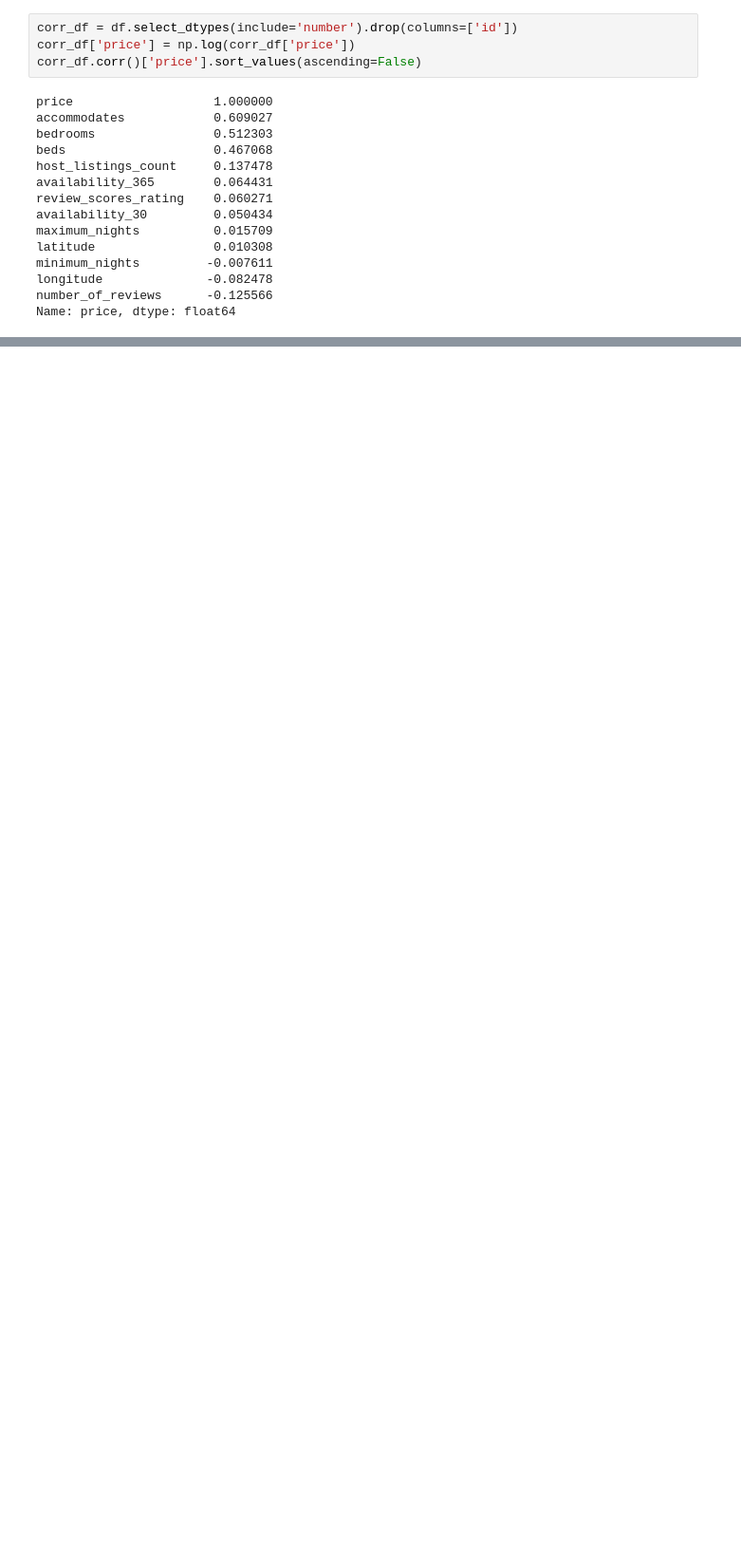
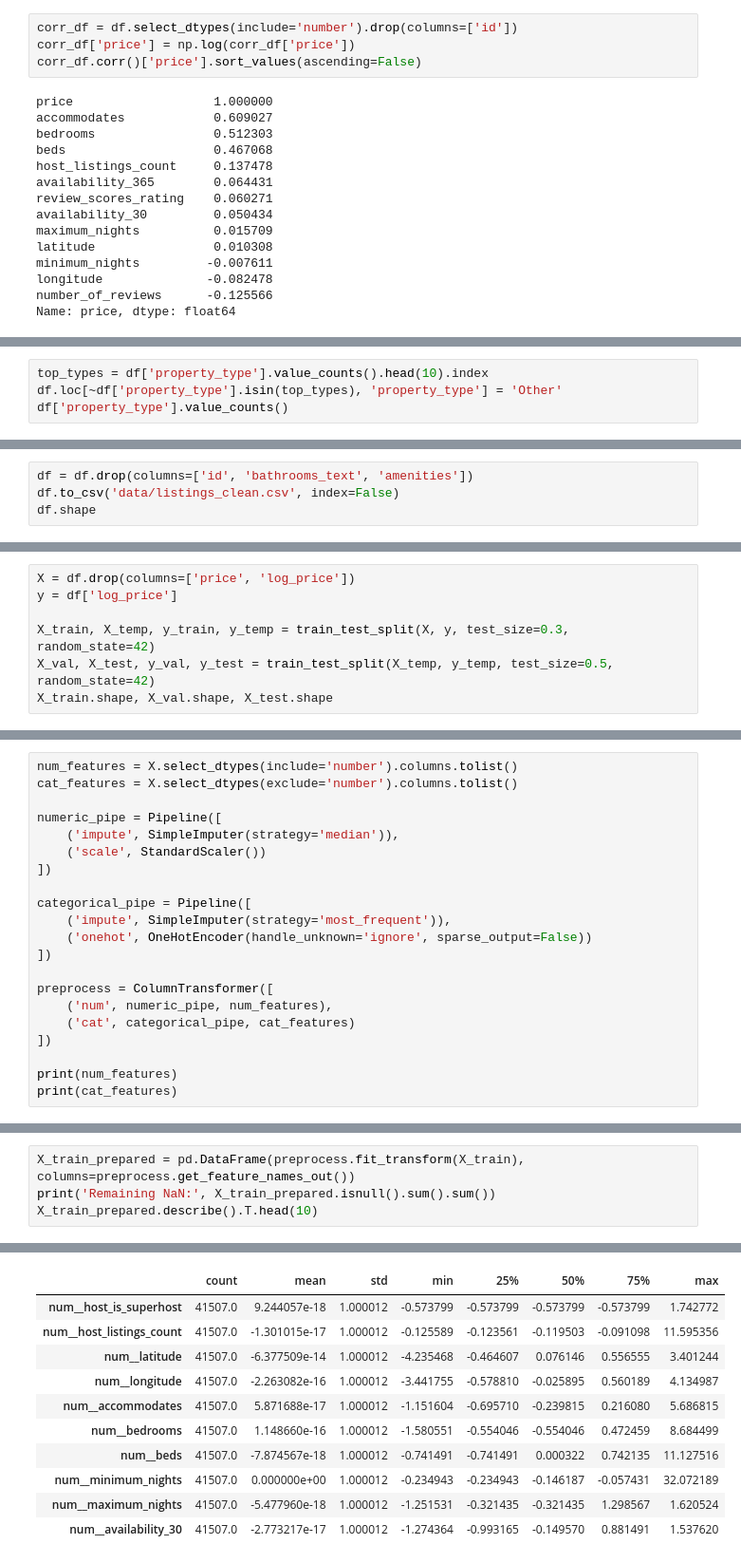
Before and after one commit to salimovazizbek-bit/london-airbnb-price-prediction, a Jupyter notebook: airbnb_price_prediction.ipynb, the cells around one changed output, grey strips where cells are left out. Shown at 95% size. Cells and saved outputs as stored; diff of their text form; blank space fills up the shorter version.

Commit message:
Add data cleaning and feature engineering

```diff
--- a/airbnb_price_prediction.ipynb
+++ b/airbnb_price_prediction.ipynb
@@ -273,0 +358,4 @@ Name: price, dtype: float64
+# %%
+top_types = df['property_type'].value_counts().head(10).index
+df.loc[~df['property_type'].isin(top_types), 'property_type'] = 'Other'
+df['property_type'].value_counts()
@@ -273,0 +376,4 @@ Name: price, dtype: float64
+# %%
+df = df.drop(columns=['id', 'bathrooms_text', 'amenities'])
+df.to_csv('data/listings_clean.csv', index=False)
+df.shape
@@ -273,0 +384,7 @@ Name: price, dtype: float64
+# %%
+X = df.drop(columns=['price', 'log_price'])
+y = df['log_price']
+
+X_train, X_temp, y_train, y_temp = train_test_split(X, y, test_size=0.3, random_state=42)
+X_val, X_test, y_val, y_test = train_test_split(X_temp, y_temp, test_size=0.5, random_state=42)
+X_train.shape, X_val.shape, X_test.shape
@@ -273,0 +405,21 @@ Name: price, dtype: float64
+# %%
+num_features = X.select_dtypes(include='number').columns.tolist()
+cat_features = X.select_dtypes(exclude='number').columns.tolist()
+
+numeric_pipe = Pipeline([
+    ('impute', SimpleImputer(strategy='median')),
+    ('scale', StandardScaler())
+])
+
+categorical_pipe = Pipeline([
+    ('impute', SimpleImputer(strategy='most_frequent')),
+    ('onehot', OneHotEncoder(handle_unknown='ignore', sparse_output=False))
+])
+
+preprocess = ColumnTransformer([
+    ('num', numeric_pipe, num_features),
+    ('cat', categorical_pipe, cat_features)
+])
+
+print(num_features)
+print(cat_features)
@@ -273,0 +429,5 @@ Name: price, dtype: float64
+# %%
+X_train_prepared = pd.DataFrame(preprocess.fit_transform(X_train), columns=preprocess.get_feature_names_out())
+print('Remaining NaN:', X_train_prepared.isnull().sum().sum())
+X_train_prepared.describe().T.head(10)
+# %% [output]
@@ -273,0 +435,11 @@ Name: price, dtype: float64
+|  | count | mean | std | min | 25% | 50% | 75% | max |
+| num__host_is_superhost | 41507.0 | 9.244057e-18 | 1.000012 | -0.573799 | -0.573799 | -0.573799 | -0.573799 | 1.742772 |
+| num__host_listings_count | 41507.0 | -1.301015e-17 | 1.000012 | -0.125589 | -0.123561 | -0.119503 | -0.091098 | 11.595356 |
+| num__latitude | 41507.0 | -6.377509e-14 | 1.000012 | -4.235468 | -0.464607 | 0.076146 | 0.556555 | 3.401244 |
+| num__longitude | 41507.0 | -2.263082e-16 | 1.000012 | -3.441755 | -0.578810 | -0.025895 | 0.560189 | 4.134987 |
+| num__accommodates | 41507.0 | 5.871688e-17 | 1.000012 | -1.151604 | -0.695710 | -0.239815 | 0.216080 | 5.686815 |
+| num__bedrooms | 41507.0 | 1.148660e-16 | 1.000012 | -1.580551 | -0.554046 | -0.554046 | 0.472459 | 8.684499 |
+| num__beds | 41507.0 | -7.874567e-18 | 1.000012 | -0.741491 | -0.741491 | 0.000322 | 0.742135 | 11.127516 |
+| num__minimum_nights | 41507.0 | 0.000000e+00 | 1.000012 | -0.234943 | -0.234943 | -0.146187 | -0.057431 | 32.072189 |
+| num__maximum_nights | 41507.0 | -5.477960e-18 | 1.000012 | -1.251531 | -0.321435 | -0.321435 | 1.298567 | 1.620524 |
+| num__availability_30 | 41507.0 | -2.773217e-17 | 1.000012 | -1.274364 | -0.993165 | -0.149570 | 0.881491 | 1.537620 |
```
Also changed, not shown: parts of 18 cells of this notebook, 1 other file.
